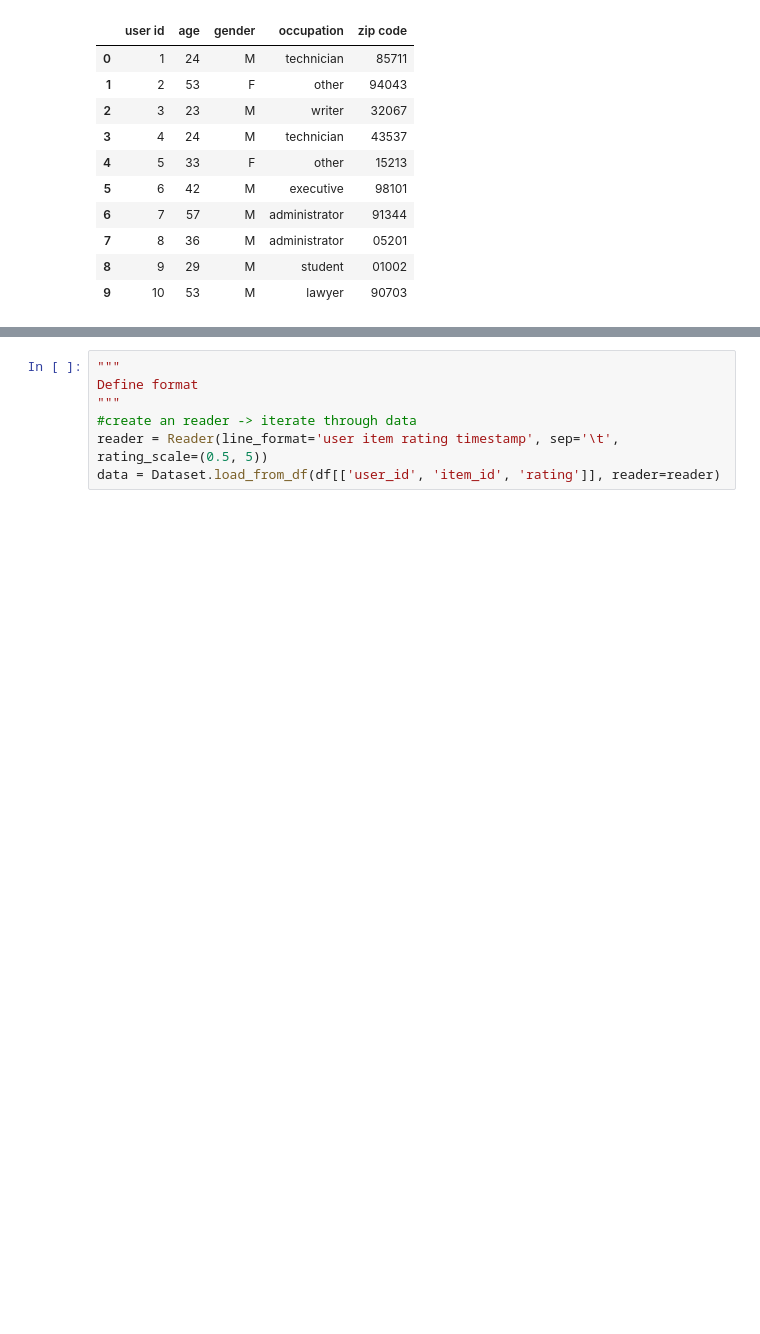
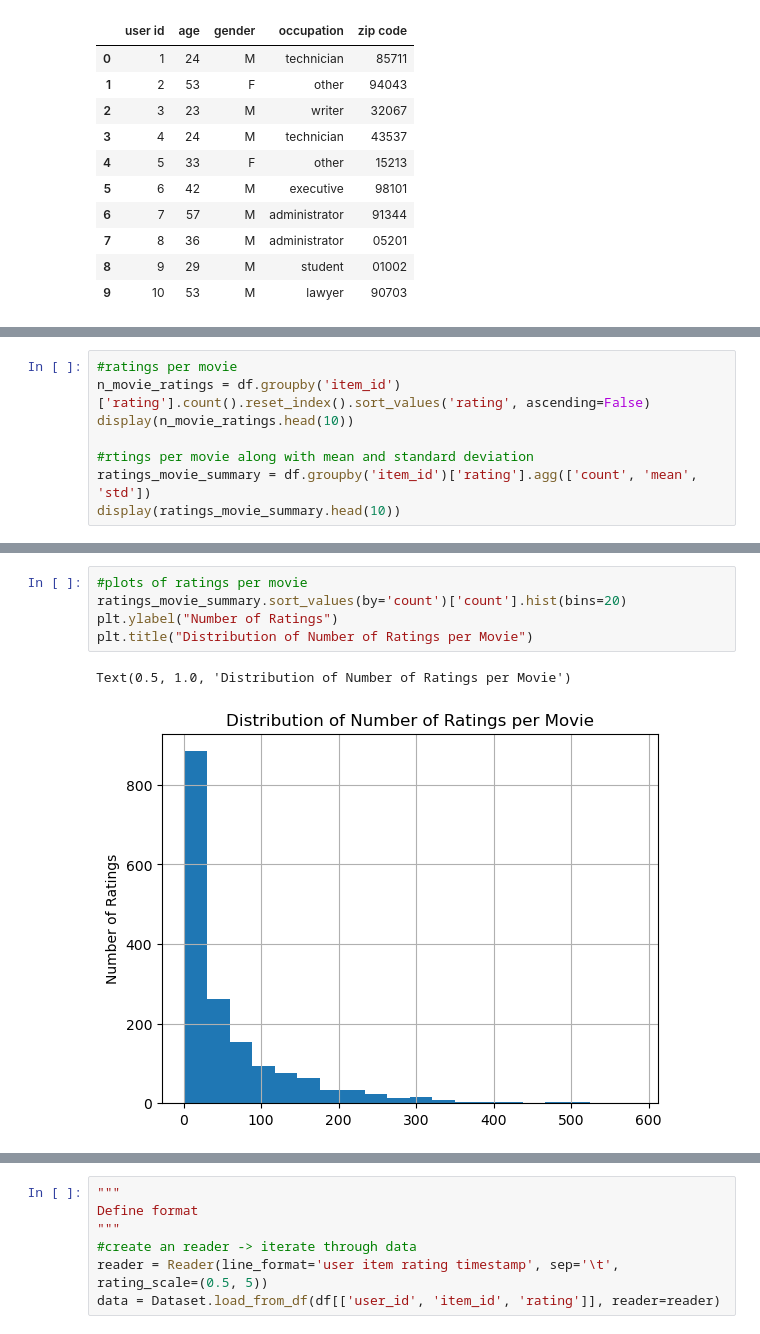
Before and after one commit to tangmagnus/DecisionSupportSystems, a Jupyter notebook: RecommenderSystems/recomSystems.ipynb, the cells around one changed output, grey strips where cells are left out. Drawn from its saved outputs; the diff is of its cells as text; blank space fills up the shorter version.

```diff
--- a/RecommenderSystems/recomSystems.ipynb
+++ b/RecommenderSystems/recomSystems.ipynb
@@ -134,0 +105,8 @@ Name: rating, dtype: int64
+# %%
+#ratings per movie
+n_movie_ratings = df.groupby('item_id')['rating'].count().reset_index().sort_values('rating', ascending=False)
+display(n_movie_ratings.head(10))
+
+#rtings per movie along with mean and standard deviation
+ratings_movie_summary = df.groupby('item_id')['rating'].agg(['count', 'mean', 'std'])
+display(ratings_movie_summary.head(10))
@@ -134,0 +169,8 @@ Name: rating, dtype: int64
+# %%
+#plots of ratings per movie
+ratings_movie_summary.sort_values(by='count')['count'].hist(bins=20)
+plt.ylabel("Number of Ratings")
+plt.title("Distribution of Number of Ratings per Movie")
+# %% [output]
+Text(0.5, 1.0, 'Distribution of Number of Ratings per Movie')
+[figure, added]
```
Also changed, not shown: parts of 12 cells of this notebook.
